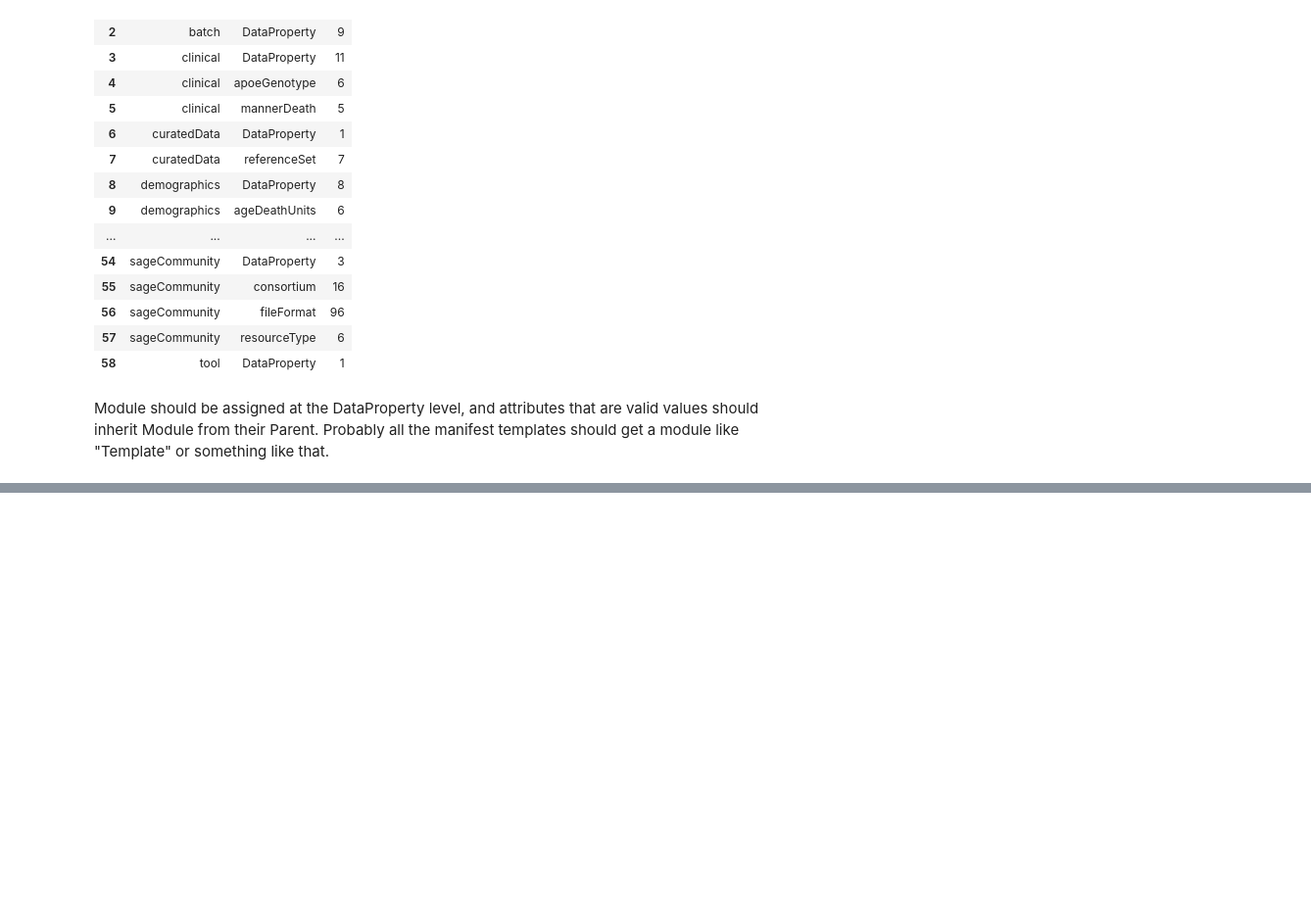
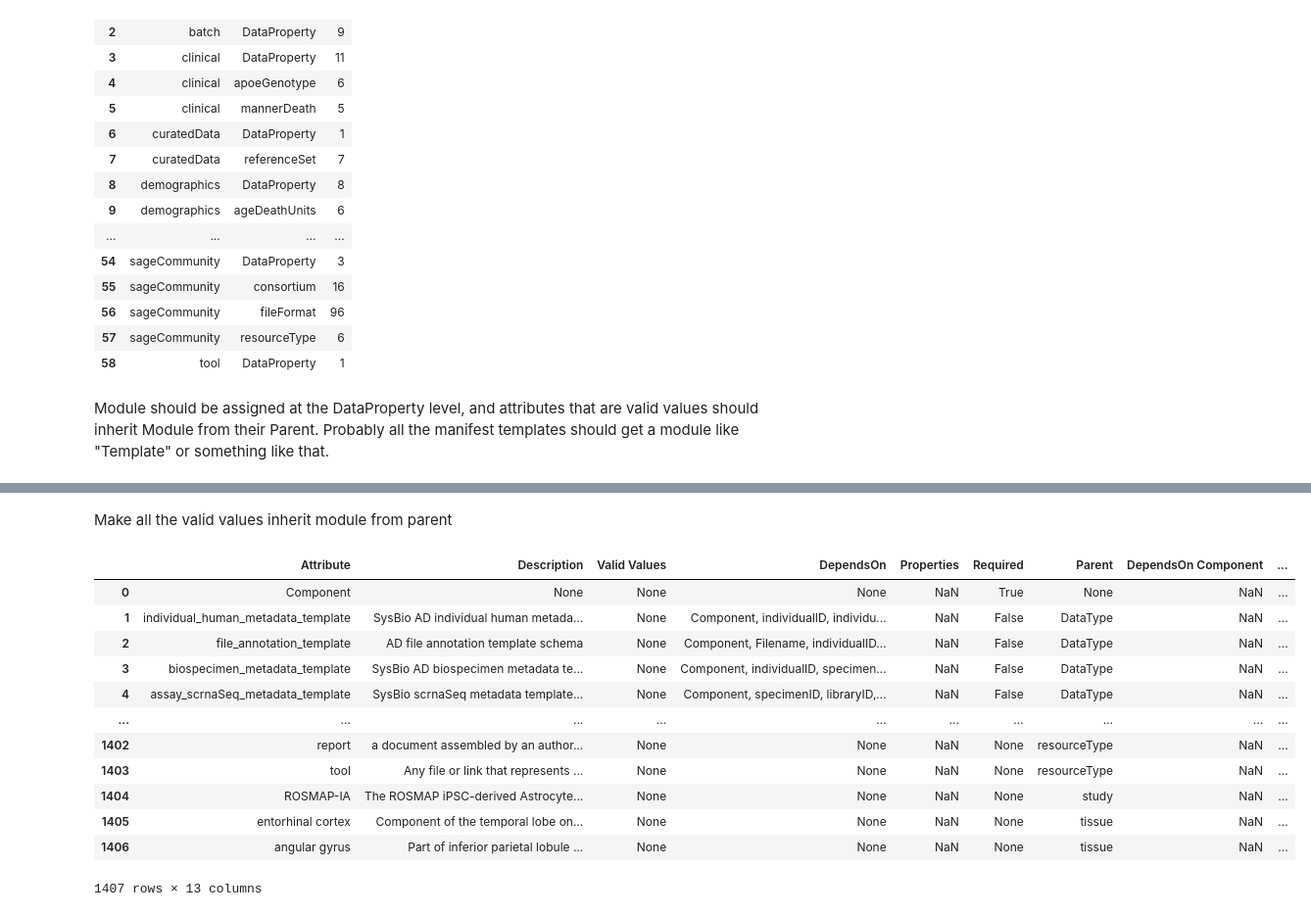
Before and after one commit to adknowledgeportal/data-models, a Jupyter notebook: edit-modules.ipynb, the cells around one changed output, grey strips where cells are left out. Shown at 98% size. Saved outputs shown, nothing was run; the diff lists cells and outputs as text; code cells hidden in the pictures; blank space fills up the shorter version.

Commit message:
valid values inherit module of parent attrib

```diff
--- a/edit-modules.ipynb
+++ b/edit-modules.ipynb
@@ -40,0 +44,2 @@ edit_modules.to_csv("edit_modules.csv", index = False)
+# %%
+updated_modules = pd.read_csv("edit_modules.csv")
@@ -40,0 +48,5 @@ edit_modules.to_csv("edit_modules.csv", index = False)
+# %%
+parent_modules = updated_modules[["Attribute", "UpdatedModule"]]
+# %%
+joined_df = pd.merge(model, parent_modules, how = "left", on = "Attribute")
+joined_df.head()
@@ -40,0 +60,20 @@ edit_modules.to_csv("edit_modules.csv", index = False)
+# %% [markdown]
+Make all the valid values inherit module from parent
+# %%
+#joined_df["UpdatedModule"] = joined_df["UpdatedModule"].fillna("")
+new_df = joined_df.where(pd.notnull(joined_df), None)
+new_df
+# %% [output]
+|  | Attribute | Description | Valid Values | DependsOn | Properties | Required | Parent | DependsOn Component | ... |
+| 0 | Component | None | None | None | NaN | True | None | NaN | ... |
+| 1 | individual_human_metadata_template | SysBio AD individual human metada... | None | Component, individualID, individu... | NaN | False | DataType | NaN | ... |
+| 2 | file_annotation_template | AD file annotation template schema | None | Component, Filename, individualID... | NaN | False | DataType | NaN | ... |
+| 3 | biospecimen_metadata_template | SysBio AD biospecimen metadata te... | None | Component, individualID, specimen... | NaN | False | DataType | NaN | ... |
+| 4 | assay_scrnaSeq_metadata_template | SysBio scrnaSeq metadata template... | None | Component, specimenID, libraryID,... | NaN | False | DataType | NaN | ... |
+| ... | ... | ... | ... | ... | ... | ... | ... | ... | ... |
+| 1402 | report | a document assembled by an author... | None | None | NaN | None | resourceType | NaN | ... |
+| 1403 | tool | Any file or link that represents ... | None | None | NaN | None | resourceType | NaN | ... |
+| 1404 | ROSMAP-IA | The ROSMAP iPSC-derived Astrocyte... | None | None | NaN | None | study | NaN | ... |
+| 1405 | entorhinal cortex | Component of the temporal lobe on... | None | None | NaN | None | tissue | NaN | ... |
+| 1406 | angular gyrus | Part of inferior parietal lobule ... | None | None | NaN | None | tissue | NaN | ... |
+1407 rows × 13 columns
```
Also changed, not shown: parts of 13 cells of this notebook, 1 other file.
